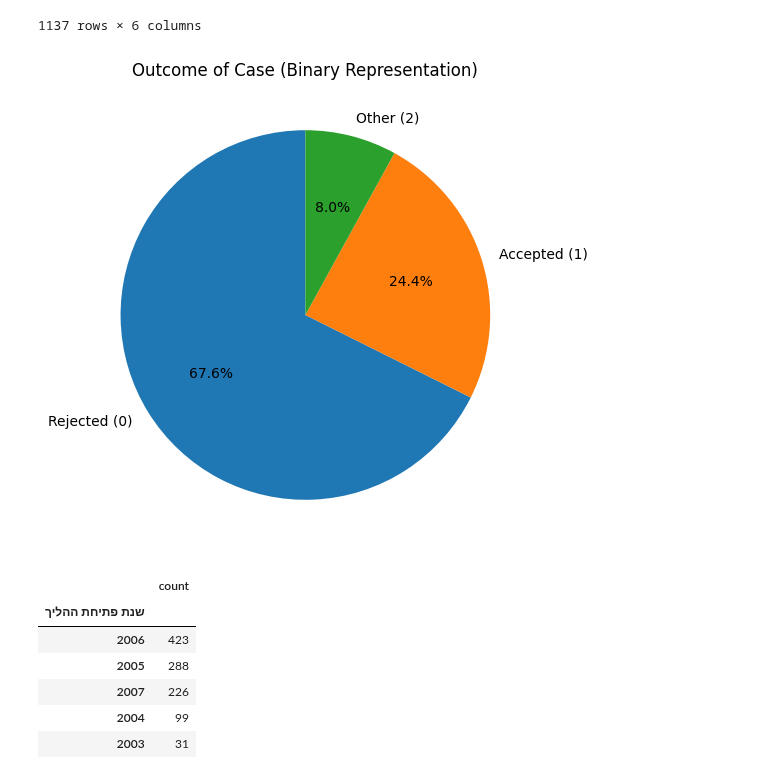
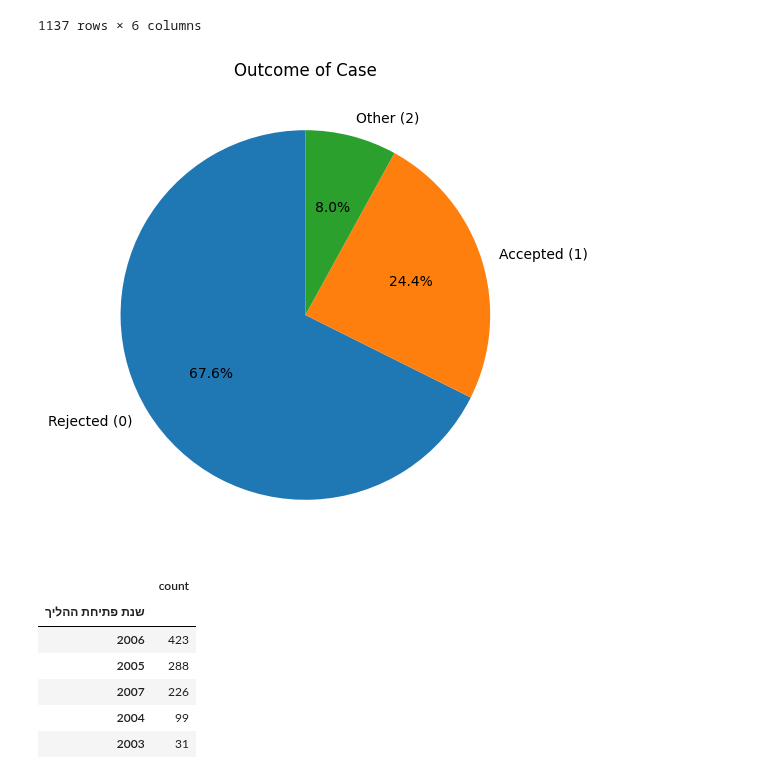
Before and after one commit to noambassat/SupremeCourtClassifier, a Jupyter notebook: 4_explore_and_merge_RAP_AP.ipynb, the cells around one changed output. Saved outputs shown, nothing was run; the diff lists cells and outputs as text; code cells hidden in the pictures.

```diff
--- a/4_explore_and_merge_RAP_AP.ipynb
+++ b/4_explore_and_merge_RAP_AP.ipynb
@@ -618,16 +618,16 @@ df
 # %%
 # ספירת הערכים הבינאריים בעמודת binary_outcome
 outcome_category = df['outcome_category'].value_counts()
 
 labels = ['Rejected (0)','Accepted (1)','Other (2)']
 
 plt.figure(figsize=(6, 6))
 plt.pie(outcome_category, labels=labels, autopct='%1.1f%%', startangle=90)
-plt.title('Outcome of Case (Binary Representation)')
+plt.title('Outcome of Case')
 
 plt.show()
 # %% [output]
-[figure, old version]
+[figure, new version]
 # %%
 df["שנת פתיחת ההליך"].value_counts()
 # %% [output]
```
